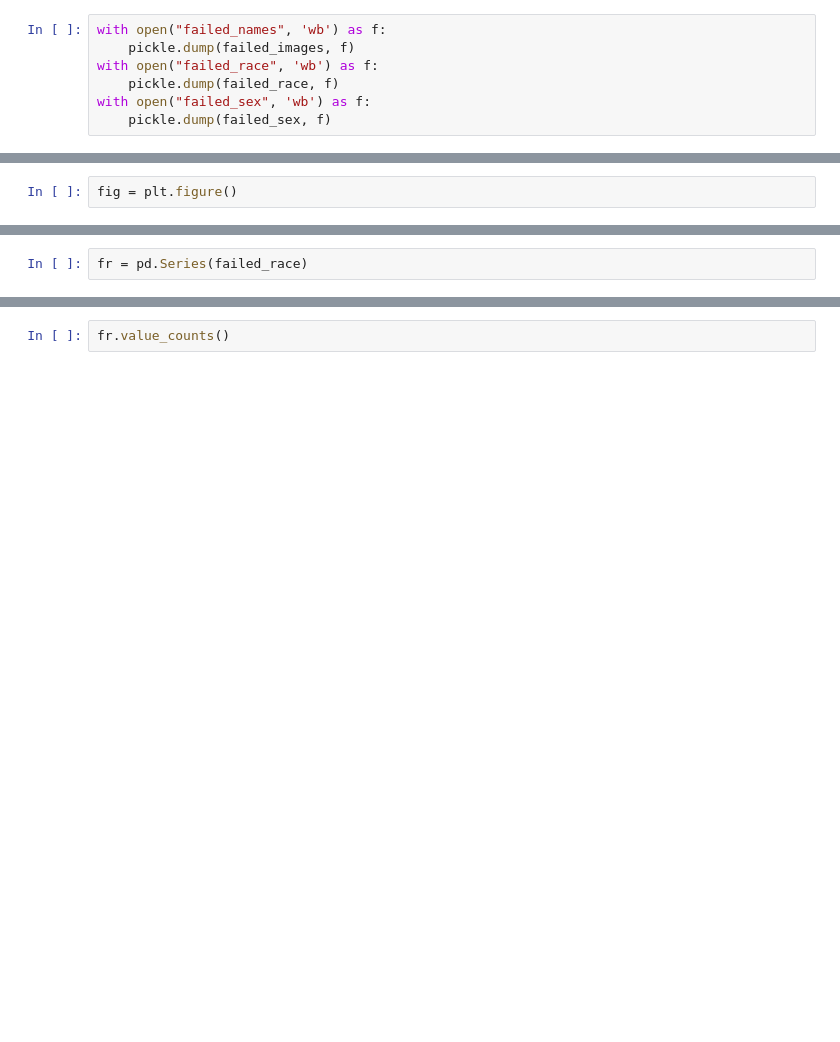
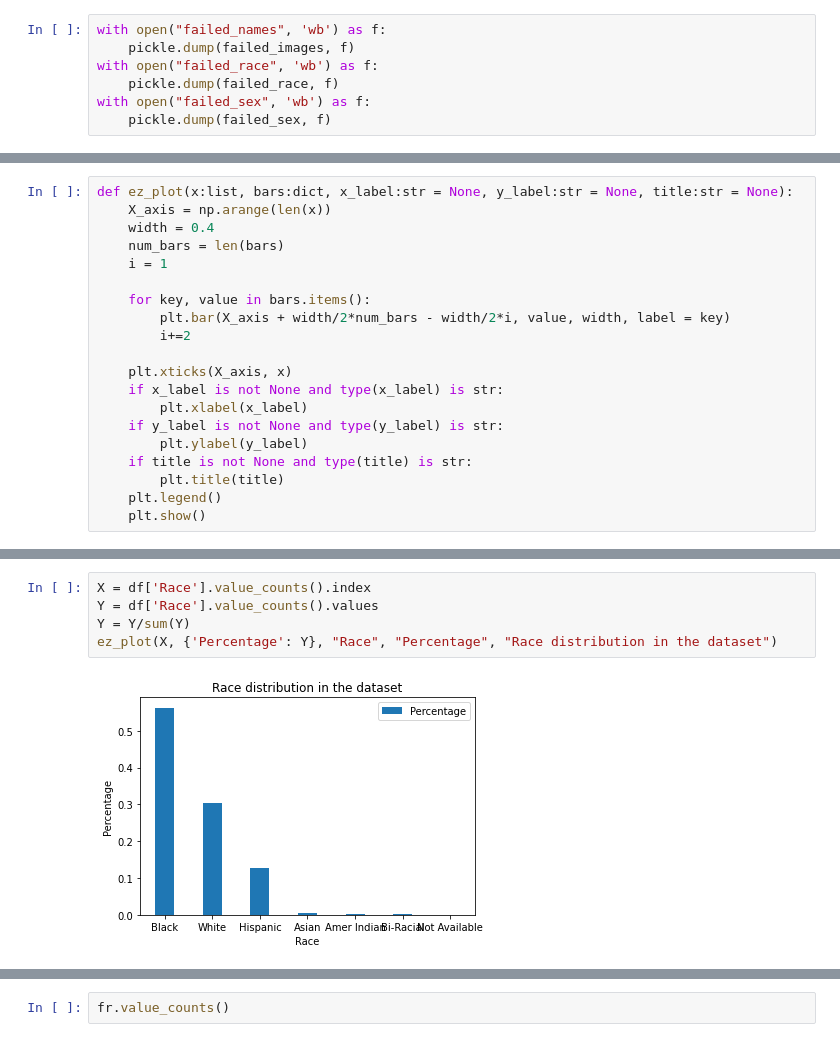
Before and after one commit to Nathaniel-github/AlgorithmicBias, a Jupyter notebook: CycleGAN/InitialAnalysis.ipynb, the cells around one changed output, grey strips where cells are left out. Drawn from its saved outputs; the diff is of its cells as text; blank space fills up the shorter version.

```diff
--- a/CycleGAN/InitialAnalysis.ipynb
+++ b/CycleGAN/InitialAnalysis.ipynb
@@ -29,2 +30,20 @@ from matplotlib import pyplot as plt
 # %%
-fig = plt.figure()
+def ez_plot(x:list, bars:dict, x_label:str = None, y_label:str = None, title:str = None):
+    X_axis = np.arange(len(x))
+    width = 0.4
+    num_bars = len(bars)
+    i = 1
+
+    for key, value in bars.items():
+        plt.bar(X_axis + width/2*num_bars - width/2*i, value, width, label = key)
+        i+=2
+
+    plt.xticks(X_axis, x)
+    if x_label is not None and type(x_label) is str:
+        plt.xlabel(x_label)
+    if y_label is not None and type(y_label) is str:
+        plt.ylabel(y_label)
+    if title is not None and type(title) is str:
+        plt.title(title)
+    plt.legend()
+    plt.show()
@@ -33,2 +59,7 @@ fig = plt.figure()
 # %%
-fr = pd.Series(failed_race)
+X = df['Race'].value_counts().index
+Y = df['Race'].value_counts().values
+Y = Y/sum(Y)
+ez_plot(X, {'Percentage': Y}, "Race", "Percentage", "Race distribution in the dataset")
+# %% [output]
+[figure, added]
```
Also changed, not shown: parts of 20 cells of this notebook.
